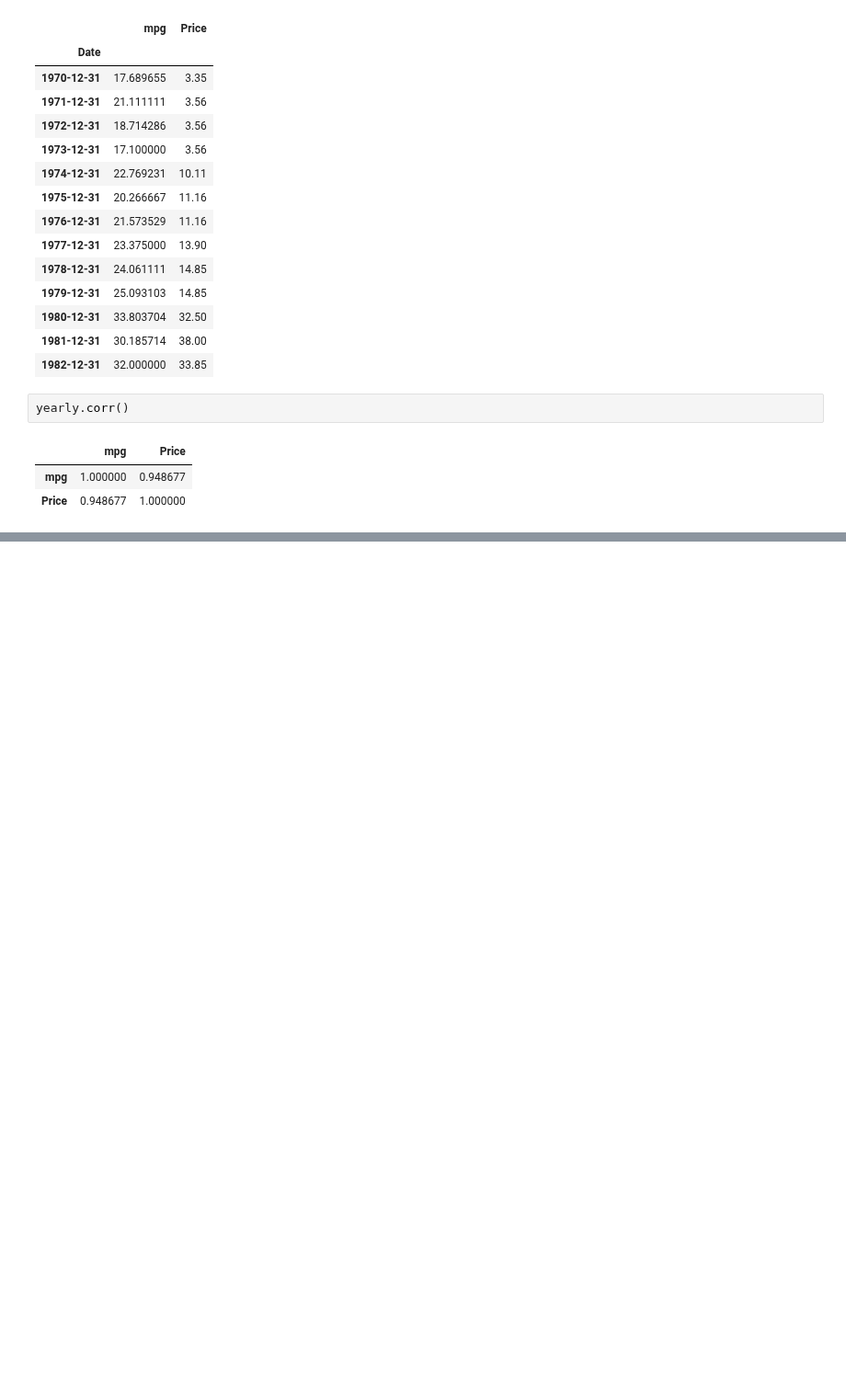
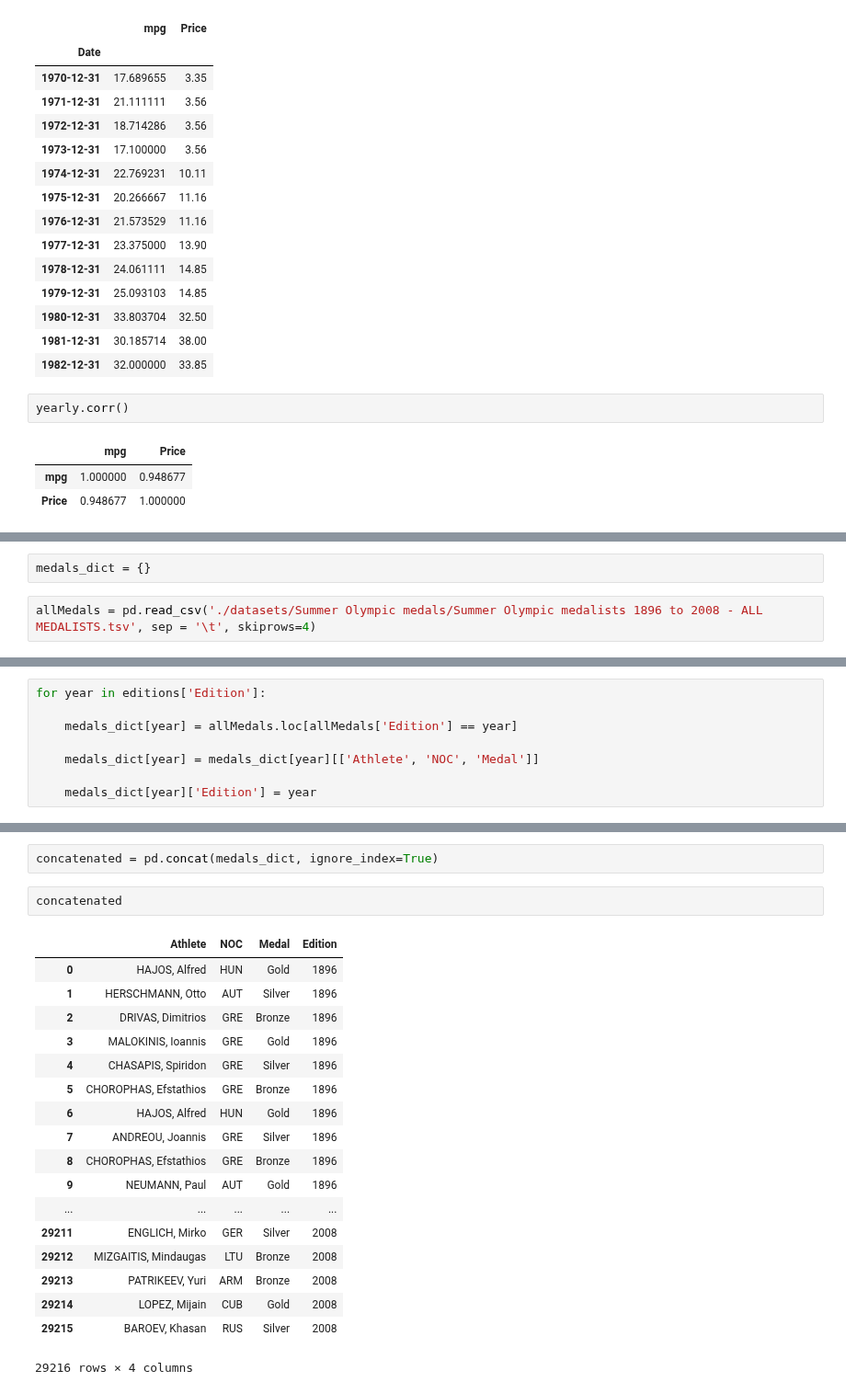
Before and after one commit to sushant2811/pythonAndStatsForDS, a Jupyter notebook: advancedPandas.ipynb, the cells around one changed output, grey strips where cells are left out. Shown at 92% size. Drawn from its saved outputs; the diff is of its cells as text; blank space fills up the shorter version.

Commit message:
Concatenating using dictionaries

```diff
--- a/advancedPandas.ipynb
+++ b/advancedPandas.ipynb
@@ -2896,0 +2936,4 @@ yearly.corr()
+# %%
+medals_dict = {}
+# %%
+allMedals = pd.read_csv('./datasets/Summer Olympic medals/Summer Olympic medalists 1896 to 2008 - ALL MEDALISTS.tsv', sep = '\t', skiprows=4)
@@ -2896,0 +2949,8 @@ yearly.corr()
+# %%
+for year in editions['Edition']:
+
+    medals_dict[year] = allMedals.loc[allMedals['Edition'] == year]
+
+    medals_dict[year] = medals_dict[year][['Athlete', 'NOC', 'Medal']]
+
+    medals_dict[year]['Edition'] = year
@@ -2896,0 +2986,23 @@ yearly.corr()
+# %%
+concatenated = pd.concat(medals_dict, ignore_index=True)
+# %%
+concatenated
+# %% [output]
+|  | Athlete | NOC | Medal | Edition |
+| 0 | HAJOS, Alfred | HUN | Gold | 1896 |
+| 1 | HERSCHMANN, Otto | AUT | Silver | 1896 |
+| 2 | DRIVAS, Dimitrios | GRE | Bronze | 1896 |
+| 3 | MALOKINIS, Ioannis | GRE | Gold | 1896 |
+| 4 | CHASAPIS, Spiridon | GRE | Silver | 1896 |
+| 5 | CHOROPHAS, Efstathios | GRE | Bronze | 1896 |
+| 6 | HAJOS, Alfred | HUN | Gold | 1896 |
+| 7 | ANDREOU, Joannis | GRE | Silver | 1896 |
+| 8 | CHOROPHAS, Efstathios | GRE | Bronze | 1896 |
+| 9 | NEUMANN, Paul | AUT | Gold | 1896 |
+| ... | ... | ... | ... | ... |
+| 29211 | ENGLICH, Mirko | GER | Silver | 2008 |
+| 29212 | MIZGAITIS, Mindaugas | LTU | Bronze | 2008 |
+| 29213 | PATRIKEEV, Yuri | ARM | Bronze | 2008 |
+| 29214 | LOPEZ, Mijain | CUB | Gold | 2008 |
+| 29215 | BAROEV, Khasan | RUS | Silver | 2008 |
+29216 rows × 4 columns
```
Also changed, not shown: parts of 12 cells of this notebook.
